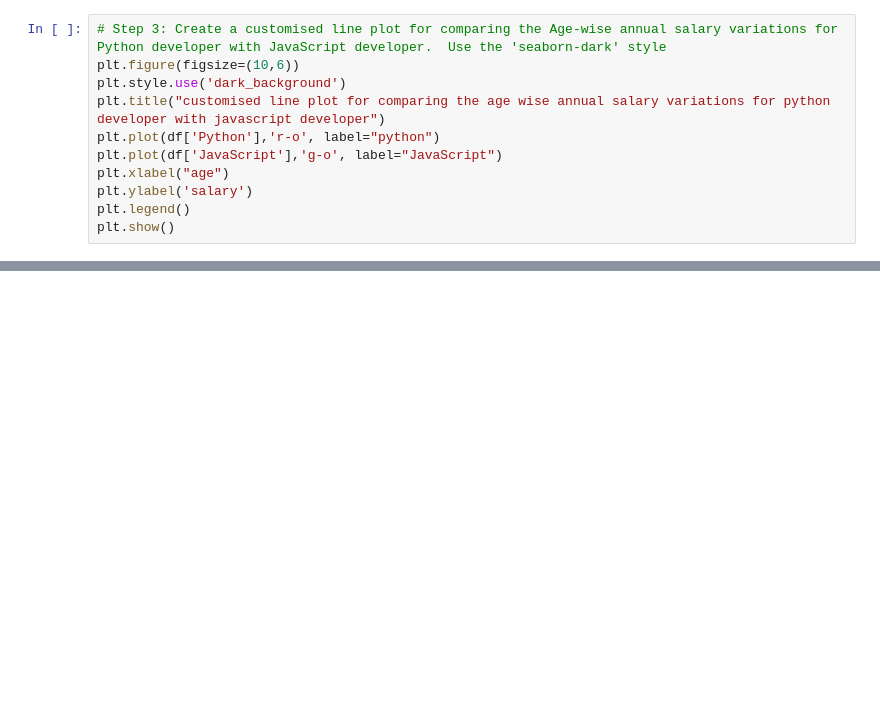
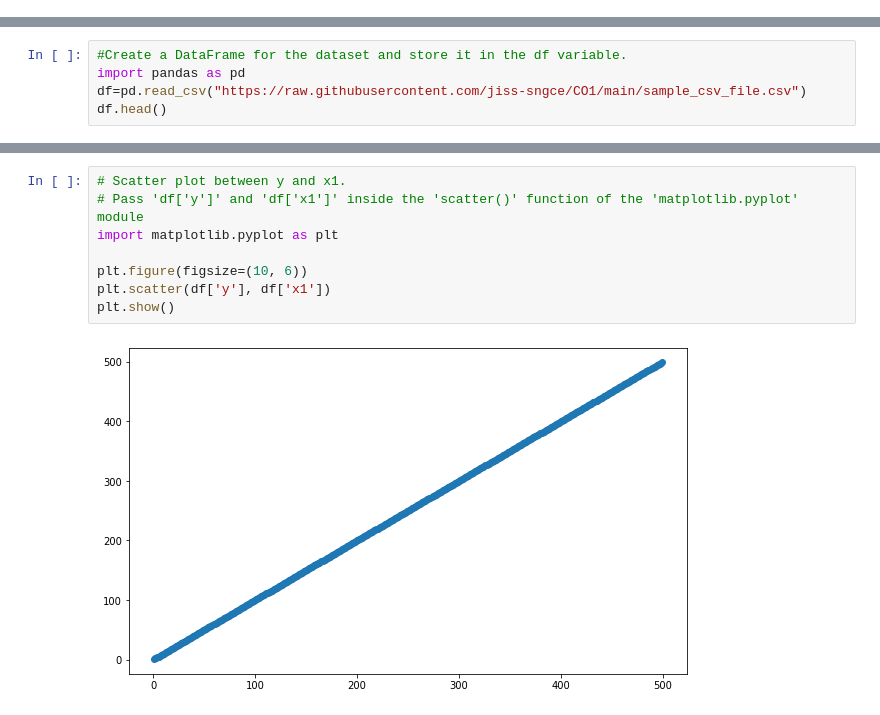
Before and after one commit to johnbabucp/Data-Science-Lab, a Jupyter notebook: John_Babu.ipynb, the cells around one changed output, grey strips where cells are left out. Drawn from its saved outputs; the diff is of its cells as text; blank space fills up the shorter version.

```diff
--- a/John_Babu.ipynb
+++ b/John_Babu.ipynb
@@ -26,11 +2,0 @@ df.head(5)
-# %%
-# Step 3: Create a customised line plot for comparing the Age-wise annual salary variations for Python developer with JavaScript developer.  Use the 'seaborn-dark' style
-plt.figure(figsize=(10,6))
-plt.style.use('dark_background')
-plt.title("customised line plot for comparing the age wise annual salary variations for python developer with javascript developer")
-plt.plot(df['Python'],'r-o', label="python")
-plt.plot(df['JavaScript'],'g-o', label="JavaScript")
-plt.xlabel("age")
-plt.ylabel('salary')
-plt.legend()
-plt.show()
@@ -138,0 +41,5 @@ plt.show()
+# %%
+#Create a DataFrame for the dataset and store it in the df variable.
+import pandas as pd
+df=pd.read_csv("https://raw.githubusercontent.com/jiss-sngce/CO1/main/sample_csv_file.csv")
+df.head()
@@ -138,0 +133,10 @@ plt.show()
+# %%
+# Scatter plot between y and x1.
+# Pass 'df['y']' and 'df['x1']' inside the 'scatter()' function of the 'matplotlib.pyplot' module
+import matplotlib.pyplot as plt
+
+plt.figure(figsize=(10, 6))
+plt.scatter(df['y'], df['x1'])
+plt.show()
+# %% [output]
+[figure, added]
```
Also changed, not shown: parts of 40 cells of this notebook.
